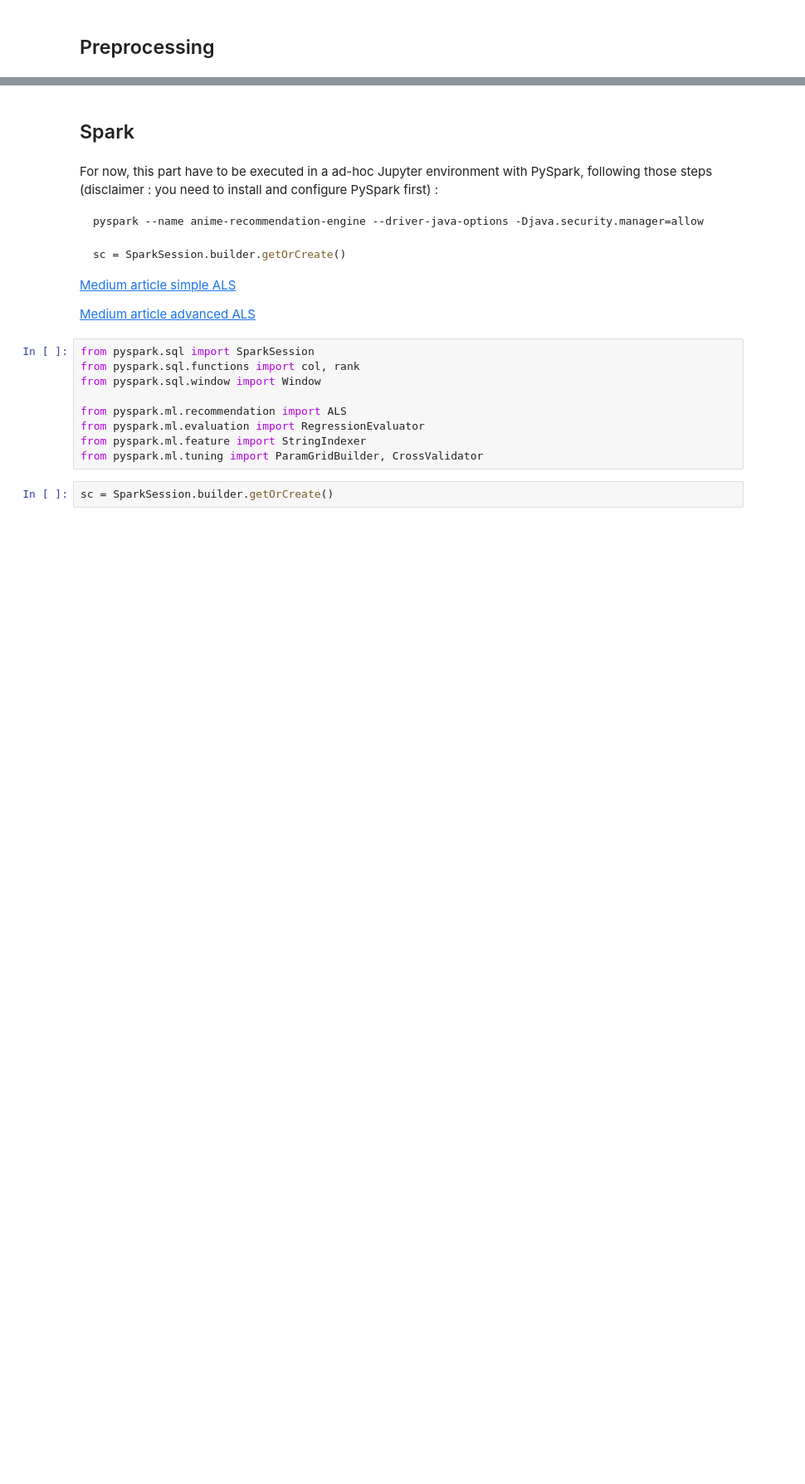
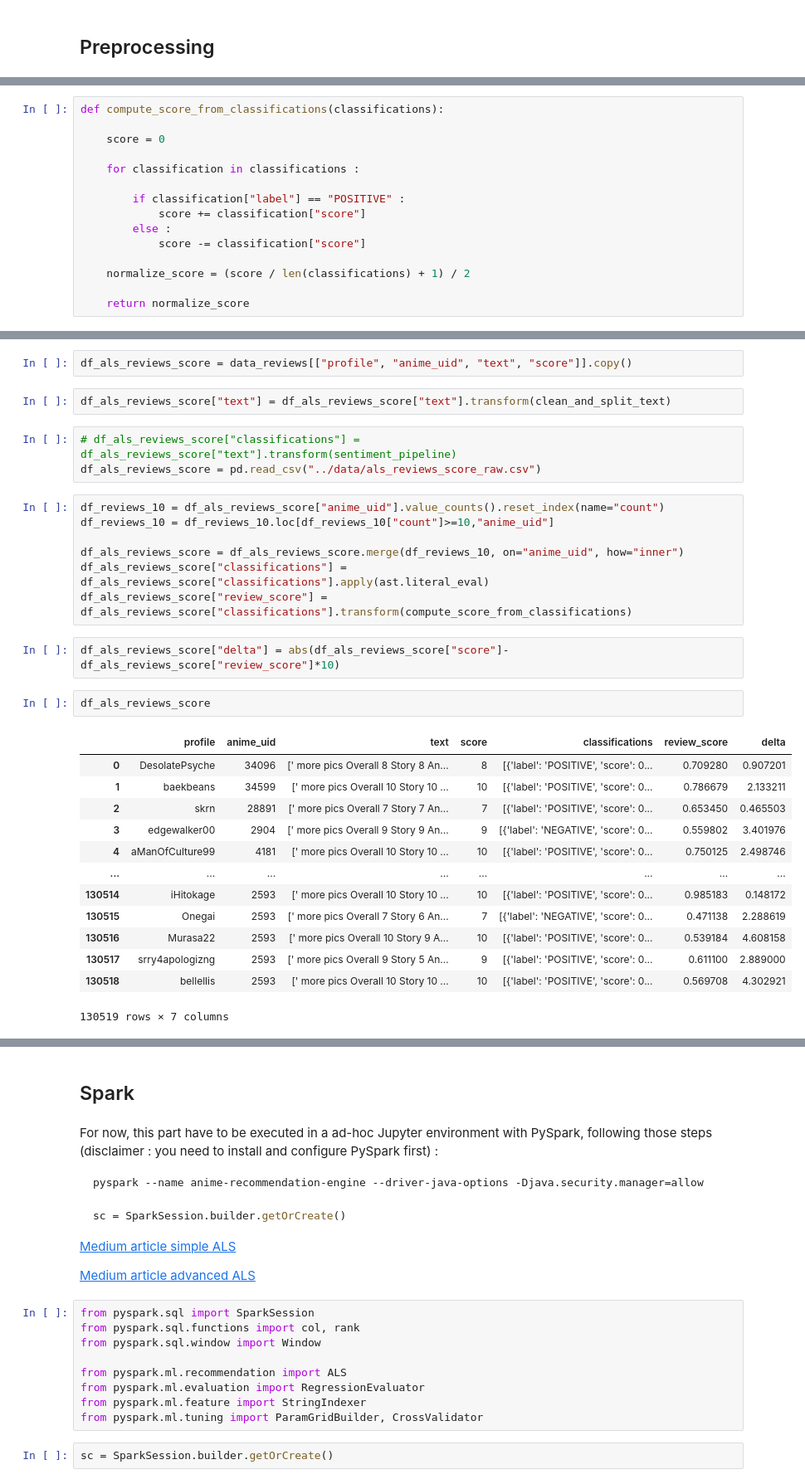
Before and after one commit to qxzjy/anime-recommendation-engine, a Jupyter notebook: notebook/RECO_03.ipynb, the cells around one changed output, grey strips where cells are left out. Shown: that part at 83% size. Saved outputs shown, nothing was run; the diff lists cells and outputs as text; blank space fills up the shorter version.

```diff
--- a/notebook/RECO_03.ipynb
+++ b/notebook/RECO_03.ipynb
@@ -81,0 +29,15 @@ display(df_als_favorite_score.head(2))
+# %%
+def compute_score_from_classifications(classifications):
+
+    score = 0
+
+    for classification in classifications :
+
+        if classification["label"] == "POSITIVE" :
+            score += classification["score"]
+        else :
+            score -= classification["score"]
+
+    normalize_score = (score / len(classifications) + 1) / 2
+
+    return normalize_score
@@ -82 +48,33 @@ display(df_als_favorite_score.head(2))
+# %%
+df_als_reviews_score = data_reviews[["profile", "anime_uid", "text", "score"]].copy()
+# %%
+df_als_reviews_score["text"] = df_als_reviews_score["text"].transform(clean_and_split_text)
+# %%
+# df_als_reviews_score["classifications"] = df_als_reviews_score["text"].transform(sentiment_pipeline)
+df_als_reviews_score = pd.read_csv("../data/als_reviews_score_raw.csv")
+# %%
+df_reviews_10 = df_als_reviews_score["anime_uid"].value_counts().reset_index(name="count")
+df_reviews_10 = df_reviews_10.loc[df_reviews_10["count"]>=10,"anime_uid"]
+
+df_als_reviews_score = df_als_reviews_score.merge(df_reviews_10, on="anime_uid", how="inner")
+df_als_reviews_score["classifications"] = df_als_reviews_score["classifications"].apply(ast.literal_eval)
+df_als_reviews_score["review_score"] = df_als_reviews_score["classifications"].transform(compute_score_from_classifications)
+# %%
+df_als_reviews_score["delta"] = abs(df_als_reviews_score["score"]-df_als_reviews_score["review_score"]*10)
+# %%
+df_als_reviews_score
+# %% [output]
+|  | profile | anime_uid | text | score | classifications | review_score | delta |
+| 0 | DesolatePsyche | 34096 | [' more pics Overall 8 Story 8 An... | 8 | [{'label': 'POSITIVE', 'score': 0... | 0.709280 | 0.907201 |
+| 1 | baekbeans | 34599 | [' more pics Overall 10 Story 10 ... | 10 | [{'label': 'POSITIVE', 'score': 0... | 0.786679 | 2.133211 |
+| 2 | skrn | 28891 | [' more pics Overall 7 Story 7 An... | 7 | [{'label': 'POSITIVE', 'score': 0... | 0.653450 | 0.465503 |
+| 3 | edgewalker00 | 2904 | [' more pics Overall 9 Story 9 An... | 9 | [{'label': 'NEGATIVE', 'score': 0... | 0.559802 | 3.401976 |
+| 4 | aManOfCulture99 | 4181 | [' more pics Overall 10 Story 10 ... | 10 | [{'label': 'POSITIVE', 'score': 0... | 0.750125 | 2.498746 |
+| ... | ... | ... | ... | ... | ... | ... | ... |
+| 130514 | iHitokage | 2593 | [' more pics Overall 10 Story 10 ... | 10 | [{'label': 'POSITIVE', 'score': 0... | 0.985183 | 0.148172 |
+| 130515 | Onegai | 2593 | [' more pics Overall 7 Story 6 An... | 7 | [{'label': 'NEGATIVE', 'score': 0... | 0.471138 | 2.288619 |
+| 130516 | Murasa22 | 2593 | [' more pics Overall 10 Story 9 A... | 10 | [{'label': 'POSITIVE', 'score': 0... | 0.539184 | 4.608158 |
+| 130517 | srry4apologizng | 2593 | [' more pics Overall 9 Story 5 An... | 9 | [{'label': 'POSITIVE', 'score': 0... | 0.611100 | 2.889000 |
+| 130518 | bellellis | 2593 | [' more pics Overall 10 Story 10 ... | 10 | [{'label': 'POSITIVE', 'score': 0... | 0.569708 | 4.302921 |
+130519 rows × 7 columns
 # %%
```
Also changed, not shown: parts of 37 cells of this notebook, 1 other file.
